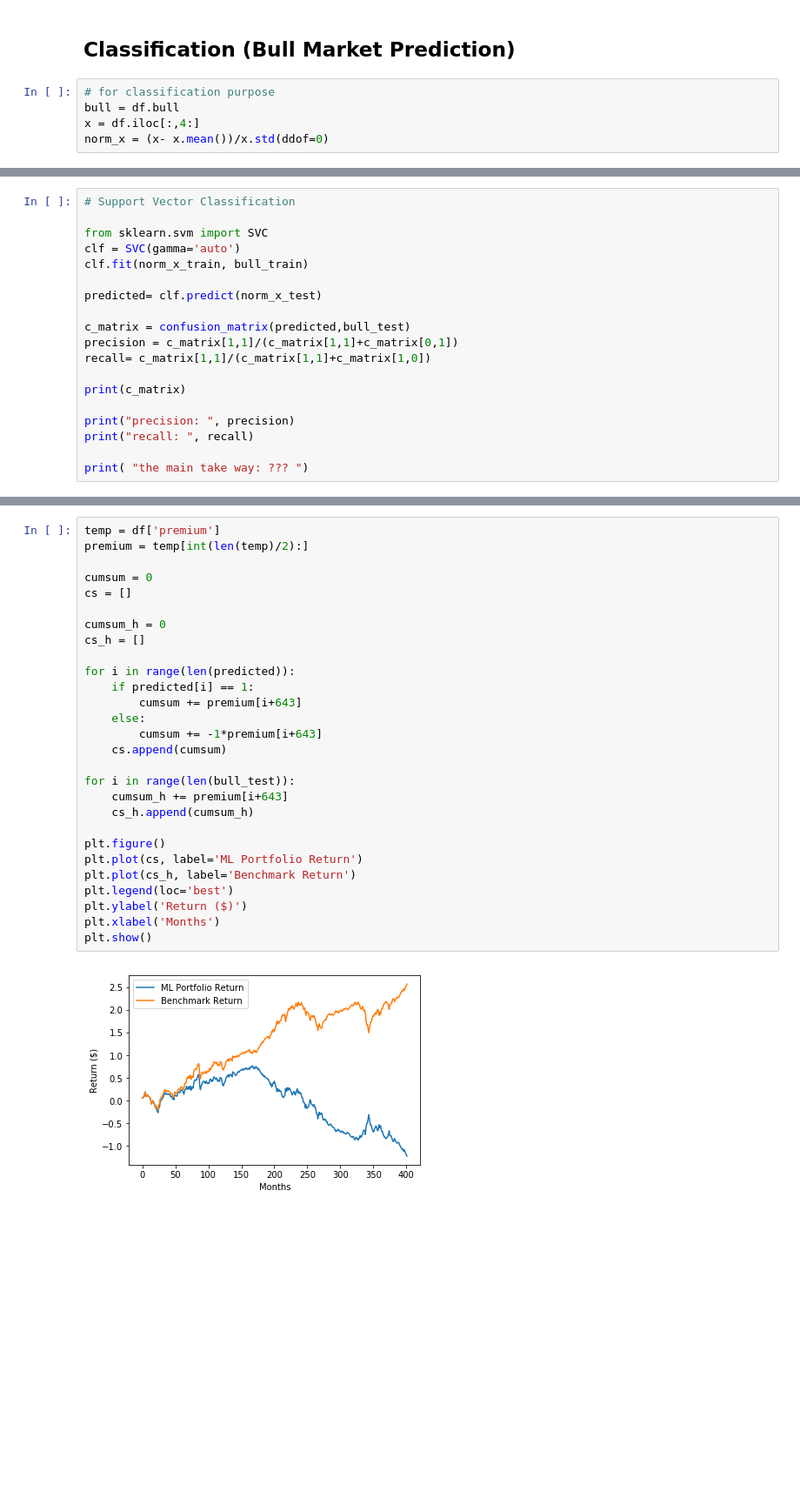
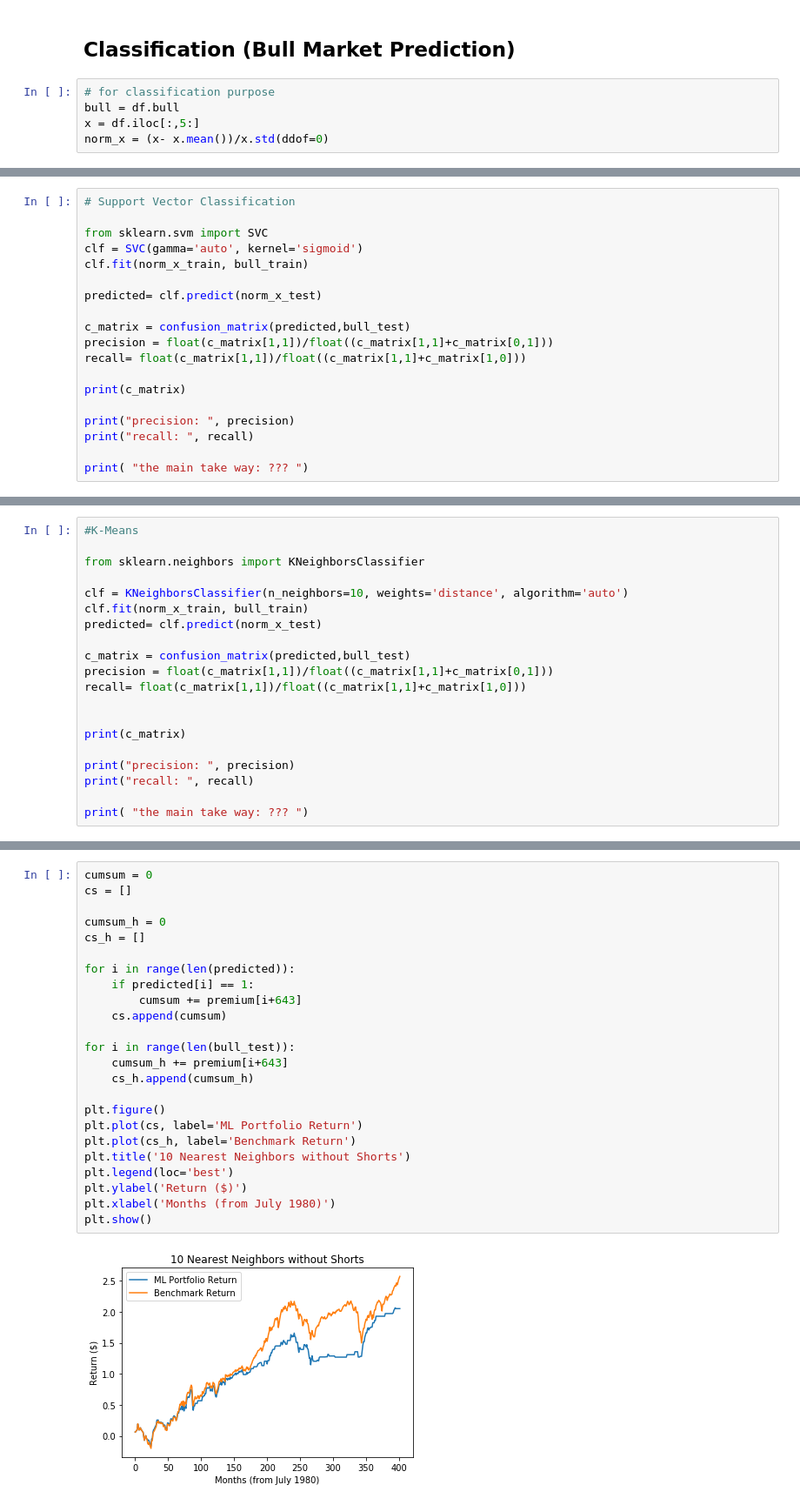
Before and after one commit to nrocco1/Data_Science_Project, a Jupyter notebook: equity_premium_cla.ipynb, the cells around one changed output, grey strips where cells are left out. Shown at 87% size. Cells and saved outputs as stored; diff of their text form; blank space fills up the shorter version.

```diff
--- a/equity_premium_cla.ipynb
+++ b/equity_premium_cla.ipynb
@@ -149,7 +151,7 @@ hist = df["premium"].hist(bins=10)
 # %%
 # for classification purpose
 bull = df.bull
-x = df.iloc[:,4:]
+x = df.iloc[:,5:]
 norm_x = (x- x.mean())/x.std(ddof=0)
 # %%
 # decision tree CART algorithm
@@ -242,0 +336,19 @@ the main take way: ???
+# %%
+# Support Vector Classification
+
+from sklearn.svm import SVC
+clf = SVC(gamma='auto', kernel='sigmoid')
+clf.fit(norm_x_train, bull_train)
+
+predicted= clf.predict(norm_x_test)
+
+c_matrix = confusion_matrix(predicted,bull_test)
+precision = float(c_matrix[1,1])/float((c_matrix[1,1]+c_matrix[0,1]))
+recall= float(c_matrix[1,1])/float((c_matrix[1,1]+c_matrix[1,0]))
+
+print(c_matrix)
+
+print("precision: ", precision)
+print("recall: ", recall)
+
+print( "the main take way: ??? ")
@@ -273,15 +420,16 @@ plt.show()
 # %%
-# Support Vector Classification
+#K-Means
 
-from sklearn.svm import SVC
-clf = SVC(gamma='auto')
+from sklearn.neighbors import KNeighborsClassifier
+
+clf = KNeighborsClassifier(n_neighbors=10, weights='distance', algorithm='auto')
 clf.fit(norm_x_train, bull_train)
-
 predicted= clf.predict(norm_x_test)
 
 c_matrix = confusion_matrix(predicted,bull_test)
-precision = c_matrix[1,1]/(c_matrix[1,1]+c_matrix[0,1])
-recall= c_matrix[1,1]/(c_matrix[1,1]+c_matrix[1,0])
+precision = float(c_matrix[1,1])/float((c_matrix[1,1]+c_matrix[0,1]))
+recall= float(c_matrix[1,1])/float((c_matrix[1,1]+c_matrix[1,0]))
+
 
 print(c_matrix)
 
@@ -354,30 +477,26 @@ the main take way: ???
 # %%
-temp = df['premium']
-premium = temp[int(len(temp)/2):]
-
 cumsum = 0
 cs = []
 
 cumsum_h = 0
 cs_h = []
 
 for i in range(len(predicted)):
     if predicted[i] == 1:
         cumsum += premium[i+643]
-    else:
-        cumsum += -1*premium[i+643]
     cs.append(cumsum)
 
 for i in range(len(bull_test)):
     cumsum_h += premium[i+643]
     cs_h.append(cumsum_h)
 
 plt.figure()
 plt.plot(cs, label='ML Portfolio Return')
 plt.plot(cs_h, label='Benchmark Return')
+plt.title('10 Nearest Neighbors without Shorts')
 plt.legend(loc='best')
 plt.ylabel('Return ($)')
-plt.xlabel('Months')
+plt.xlabel('Months (from July 1980)')
 plt.show()
 # %% [output]
-[figure, old version]
+[figure, new version]
```
Also changed, not shown: parts of 14 cells of this notebook.
